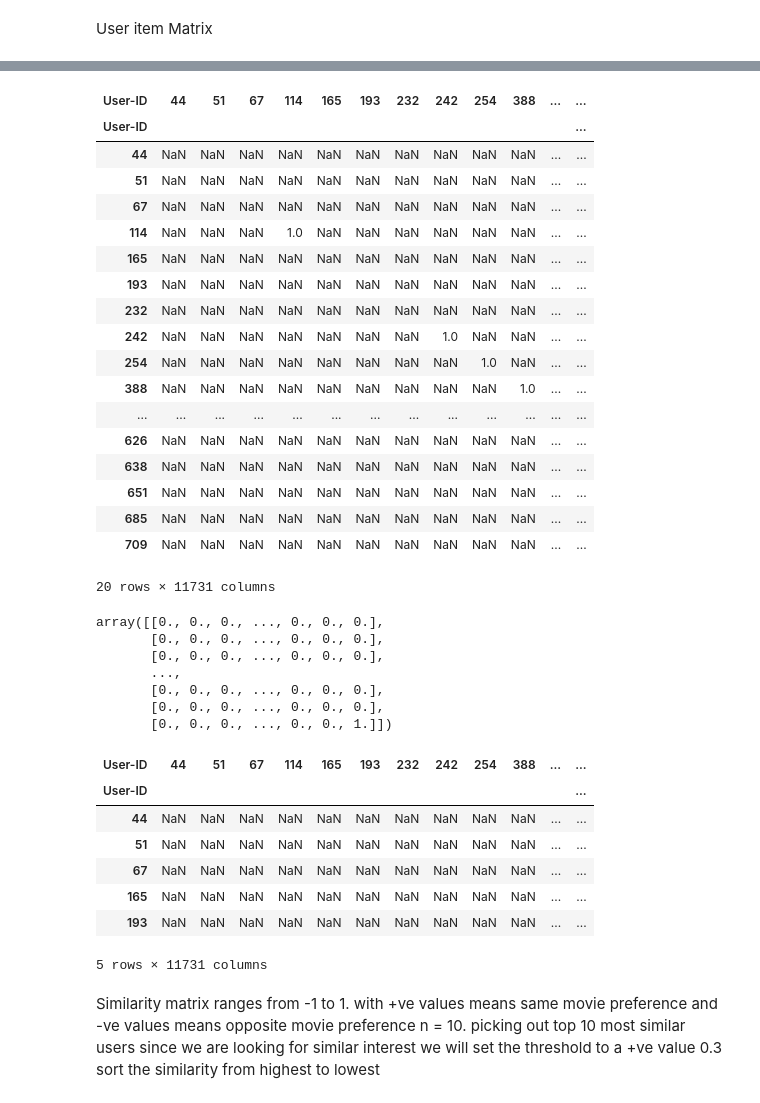
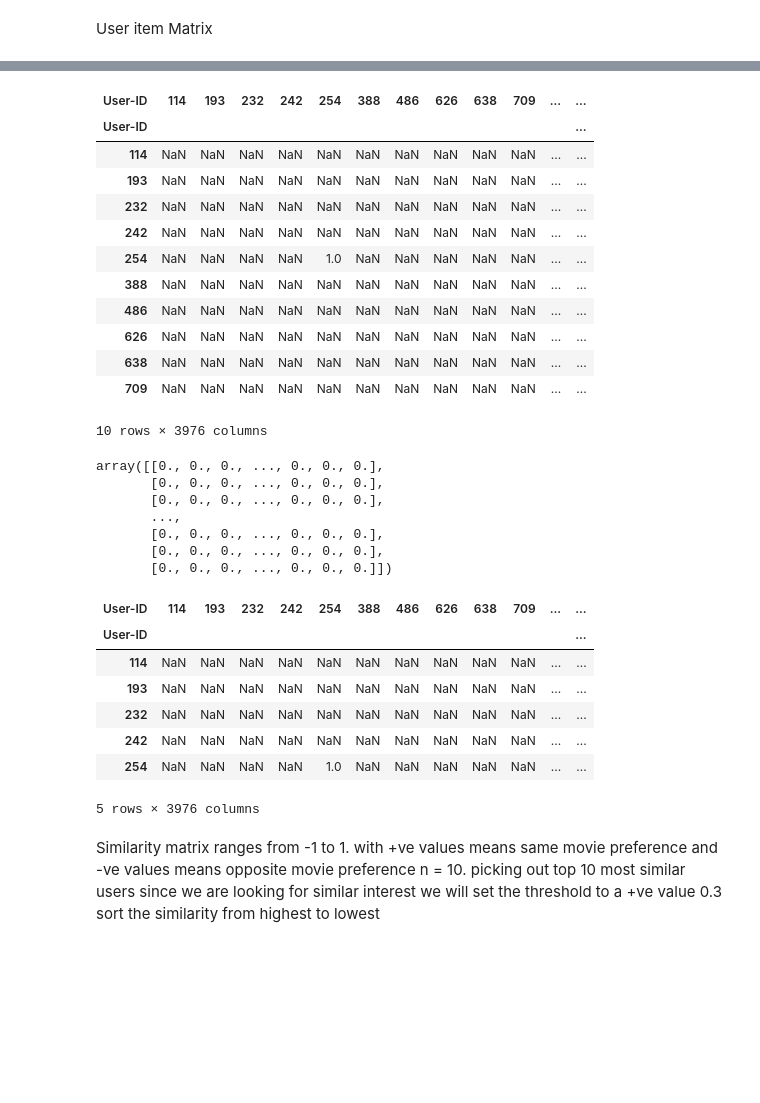
Before and after one commit to flo-shi/Recommender-System, a Jupyter notebook: recommenda_system.ipynb, the cells around one changed output, grey strips where cells are left out. Cells and saved outputs as stored; diff of their text form; code cells hidden in the pictures; blank space fills up the shorter version.

```diff
--- a/recommenda_system.ipynb
+++ b/recommenda_system.ipynb
@@ -492,6 +492,6 @@ dtypes: float64(1), int64(1), object(1)
 memory usage: 3.9+ MB
 # %%
 # Filter books with 50+ ratings only
-popular_books = agg_rating[agg_rating['rating_count']>= 150]
+popular_books = agg_rating[agg_rating['rating_count']>= 400]
 print(len(popular_books))
 # %% [output]
@@ -599,27 +596,21 @@ matrix_norm.tail()
 # %%
 # Pearson correlation similarity
-user_similarity = matrix_norm.T.corr()
-user_similarity.head(20)
+user_similarity = matrix.T.corr()
+user_similarity.head(10)
 # %% [output]
-| User-ID | 44 | 51 | 67 | 114 | 165 | 193 | 232 | 242 | 254 | 388 | ... | ... |
+| User-ID | 114 | 193 | 232 | 242 | 254 | 388 | 486 | 626 | 638 | 709 | ... | ... |
 | User-ID |  |  |  |  |  |  |  |  |  |  |  | ... |
-| 44 | NaN | NaN | NaN | NaN | NaN | NaN | NaN | NaN | NaN | NaN | ... | ... |
-| 51 | NaN | NaN | NaN | NaN | NaN | NaN | NaN | NaN | NaN | NaN | ... | ... |
-| 67 | NaN | NaN | NaN | NaN | NaN | NaN | NaN | NaN | NaN | NaN | ... | ... |
-| 114 | NaN | NaN | NaN | 1.0 | NaN | NaN | NaN | NaN | NaN | NaN | ... | ... |
-| 165 | NaN | NaN | NaN | NaN | NaN | NaN | NaN | NaN | NaN | NaN | ... | ... |
+| 114 | NaN | NaN | NaN | NaN | NaN | NaN | NaN | NaN | NaN | NaN | ... | ... |
 | 193 | NaN | NaN | NaN | NaN | NaN | NaN | NaN | NaN | NaN | NaN | ... | ... |
 | 232 | NaN | NaN | NaN | NaN | NaN | NaN | NaN | NaN | NaN | NaN | ... | ... |
-| 242 | NaN | NaN | NaN | NaN | NaN | NaN | NaN | 1.0 | NaN | NaN | ... | ... |
-| 254 | NaN | NaN | NaN | NaN | NaN | NaN | NaN | NaN | 1.0 | NaN | ... | ... |
-| 388 | NaN | NaN | NaN | NaN | NaN | NaN | NaN | NaN | NaN | 1.0 | ... | ... |
-| ... | ... | ... | ... | ... | ... | ... | ... | ... | ... | ... | ... | ... |
+| 242 | NaN | NaN | NaN | NaN | NaN | NaN | NaN | NaN | NaN | NaN | ... | ... |
+| 254 | NaN | NaN | NaN | NaN | 1.0 | NaN | NaN | NaN | NaN | NaN | ... | ... |
+| 388 | NaN | NaN | NaN | NaN | NaN | NaN | NaN | NaN | NaN | NaN | ... | ... |
+| 486 | NaN | NaN | NaN | NaN | NaN | NaN | NaN | NaN | NaN | NaN | ... | ... |
 | 626 | NaN | NaN | NaN | NaN | NaN | NaN | NaN | NaN | NaN | NaN | ... | ... |
 | 638 | NaN | NaN | NaN | NaN | NaN | NaN | NaN | NaN | NaN | NaN | ... | ... |
-| 651 | NaN | NaN | NaN | NaN | NaN | NaN | NaN | NaN | NaN | NaN | ... | ... |
-| 685 | NaN | NaN | NaN | NaN | NaN | NaN | NaN | NaN | NaN | NaN | ... | ... |
 | 709 | NaN | NaN | NaN | NaN | NaN | NaN | NaN | NaN | NaN | NaN | ... | ... |
-20 rows × 11731 columns
+10 rows × 3976 columns
 # %%
 # Cosine Similarities
 c_user_similarity = cosine_similarity(matrix_norm.fillna(0))
@@ -631,10 +622,10 @@ array([[0., 0., 0., ..., 0., 0., 0.],
        ...,
        [0., 0., 0., ..., 0., 0., 0.],
        [0., 0., 0., ..., 0., 0., 0.],
-       [0., 0., 0., ..., 0., 0., 1.]])
+       [0., 0., 0., ..., 0., 0., 0.]])
 # %%
 # Using User-ID 1 as an example to find similar users
-pick_user = 114
+pick_user = 638
 
 # Remove him from the list
 user_similarity.drop(index=pick_user, inplace=True)
@@ -642,14 +633,14 @@ user_similarity.drop(index=pick_user, inplace=True)
 # Take a look at the data
 user_similarity.head()
 # %% [output]
-| User-ID | 44 | 51 | 67 | 114 | 165 | 193 | 232 | 242 | 254 | 388 | ... | ... |
+| User-ID | 114 | 193 | 232 | 242 | 254 | 388 | 486 | 626 | 638 | 709 | ... | ... |
 | User-ID |  |  |  |  |  |  |  |  |  |  |  | ... |
-| 44 | NaN | NaN | NaN | NaN | NaN | NaN | NaN | NaN | NaN | NaN | ... | ... |
-| 51 | NaN | NaN | NaN | NaN | NaN | NaN | NaN | NaN | NaN | NaN | ... | ... |
-| 67 | NaN | NaN | NaN | NaN | NaN | NaN | NaN | NaN | NaN | NaN | ... | ... |
-| 165 | NaN | NaN | NaN | NaN | NaN | NaN | NaN | NaN | NaN | NaN | ... | ... |
+| 114 | NaN | NaN | NaN | NaN | NaN | NaN | NaN | NaN | NaN | NaN | ... | ... |
 | 193 | NaN | NaN | NaN | NaN | NaN | NaN | NaN | NaN | NaN | NaN | ... | ... |
+| 232 | NaN | NaN | NaN | NaN | NaN | NaN | NaN | NaN | NaN | NaN | ... | ... |
+| 242 | NaN | NaN | NaN | NaN | NaN | NaN | NaN | NaN | NaN | NaN | ... | ... |
+| 254 | NaN | NaN | NaN | NaN | 1.0 | NaN | NaN | NaN | NaN | NaN | ... | ... |
-5 rows × 11731 columns
+5 rows × 3976 columns
 # %% [markdown]
 Similarity matrix ranges from -1 to 1. with +ve values means same movie preference and -ve values means opposite movie preference
 n = 10. picking out top 10 most similar users
```
Also changed, not shown: parts of 16 cells of this notebook.
